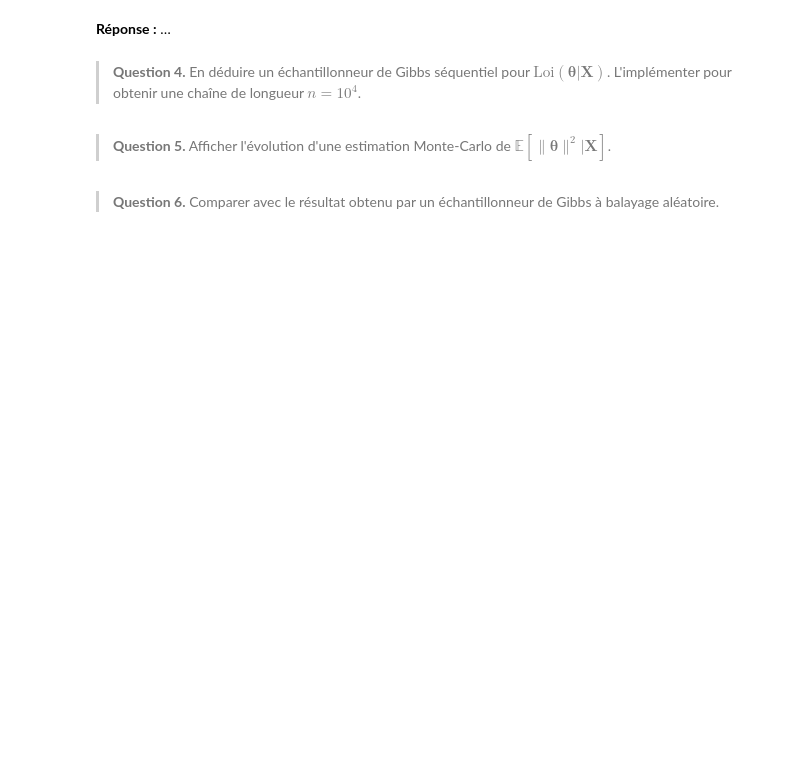
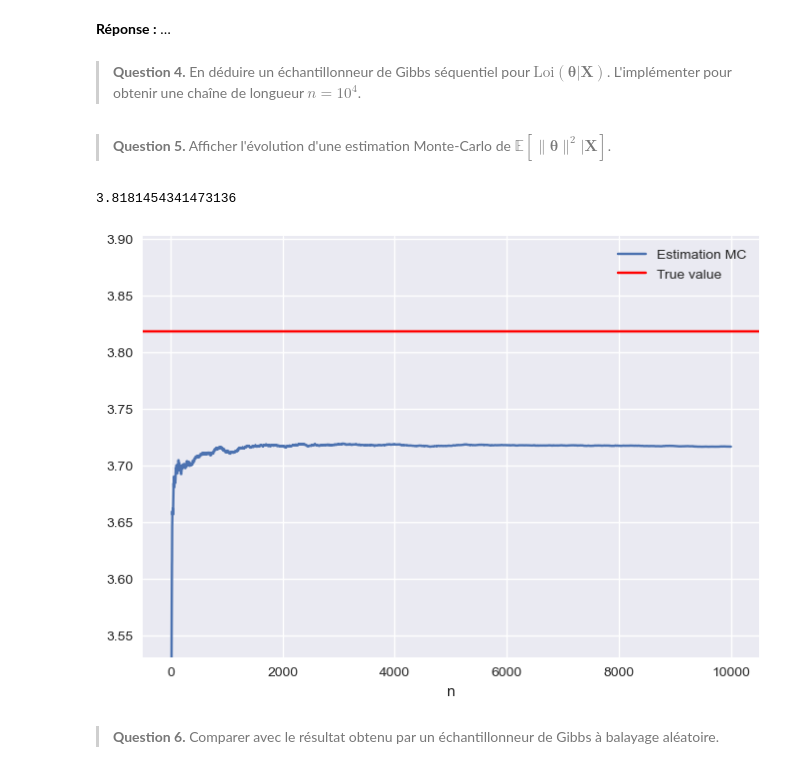
Before and after one commit to PolTibau/Statistique-Computationnelle, a Jupyter notebook: TP/TP4_student.ipynb, the cells around one changed output. Saved outputs shown, nothing was run; the diff lists cells and outputs as text; code cells hidden in the pictures; blank space fills up the shorter version.

```diff
--- a/TP/TP4_student.ipynb
+++ b/TP/TP4_student.ipynb
@@ -298,17 +298,15 @@ Simuler $\mathbf X$ suivant le modèle précédent avec $N=5000$.
 Quelle est la réalisation de $\boldsymbol \theta$ obtenue ?
 # %%
 # Answer
+from numpy.random import default_rng
+rng = default_rng()
 N = 5000
 
 # Vrai theta et loi ptheta
-true_theta = (stats.norm.rvs(), stats.expon.rvs())
-# Compléter
-
-# Fin compléter
+true_theta = np.array((stats.norm.rvs(), stats.expon.rvs()))
+P = stats.multivariate_normal(true_theta[0], 1/true_theta[1])
 
 # Échantillonnage de X
-# Compléter
-
-# Fin compléter
+sample = P.rvs(size=N,random_state=rng)
 
 print("Vrai theta :", true_theta)
@@ -335,12 +341,12 @@ n = 10**4
 sample_theta1 = [stats.norm.rvs()]
 sample_theta2 = [stats.expon.rvs()]
 
+
 for i in range(n):
     theta1, theta2 = sample_theta1[-1], sample_theta2[-1]
-    # Échantillonnage de theta1_prime puis de theta2_prime
-    # Compléter
+    theta1_prime = stats.norm.rvs(loc= sample.sum()*theta2/(N*theta2+1), scale=1/(N*theta2+1))
+    theta2_prime = stats.gamma.rvs(a = N/2 + 1, scale=1/(1+ 1/2 * np.sum((sample-theta1_prime)**2)))
 
-    # Fin compléter
     sample_theta1.append(theta1_prime)
     sample_theta2.append(theta2_prime)
 
@@ -353,21 +359,21 @@ Afficher l'évolution d'une estimation Monte-Carlo de $\mathbb E[\|\boldsymbol \
 # %%
 # Answer
 # Calcul de l'estimateur Monte-Carlo
-# Compléter
-
-# Fin compléter
+estMC = (sample_theta1**2 + sample_theta2**2).cumsum()/np.arange(1,n+2)
 
 # Valeur estimée
 true_norm_squared = np.sum(np.array(true_theta)**2)
-
+print(true_norm_squared)
 # Tracé du graphique
 fig = plt.figure()
-# Compléter
-
-# Fin compléter
+plt.plot(np.arange(n+1), estMC, label="Estimation MC")
+plt.axhline(true_norm_squared, color='r', label="True value")
 plt.xlabel('n')
 plt.ylim(*(np.r_[0.95, 1.05] * estMC[-1]))
 plt.legend();
+# %% [output]
+3.8181454341473136
+[figure, added]
 # %% [markdown]
 >**Question 6.**
 Comparer avec le résultat obtenu par un échantillonneur de Gibbs à balayage aléatoire.
```
Also changed, not shown: parts of 5 cells of this notebook.
